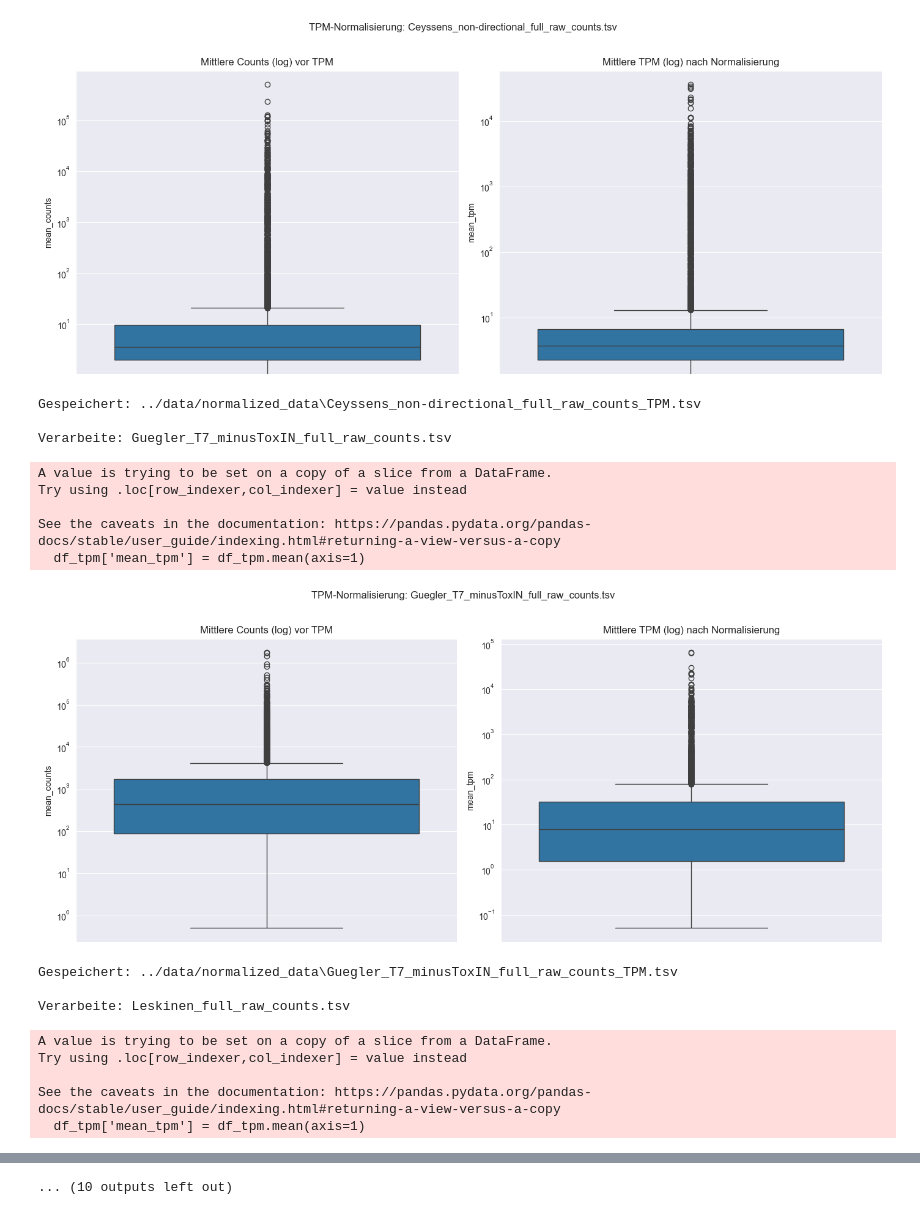
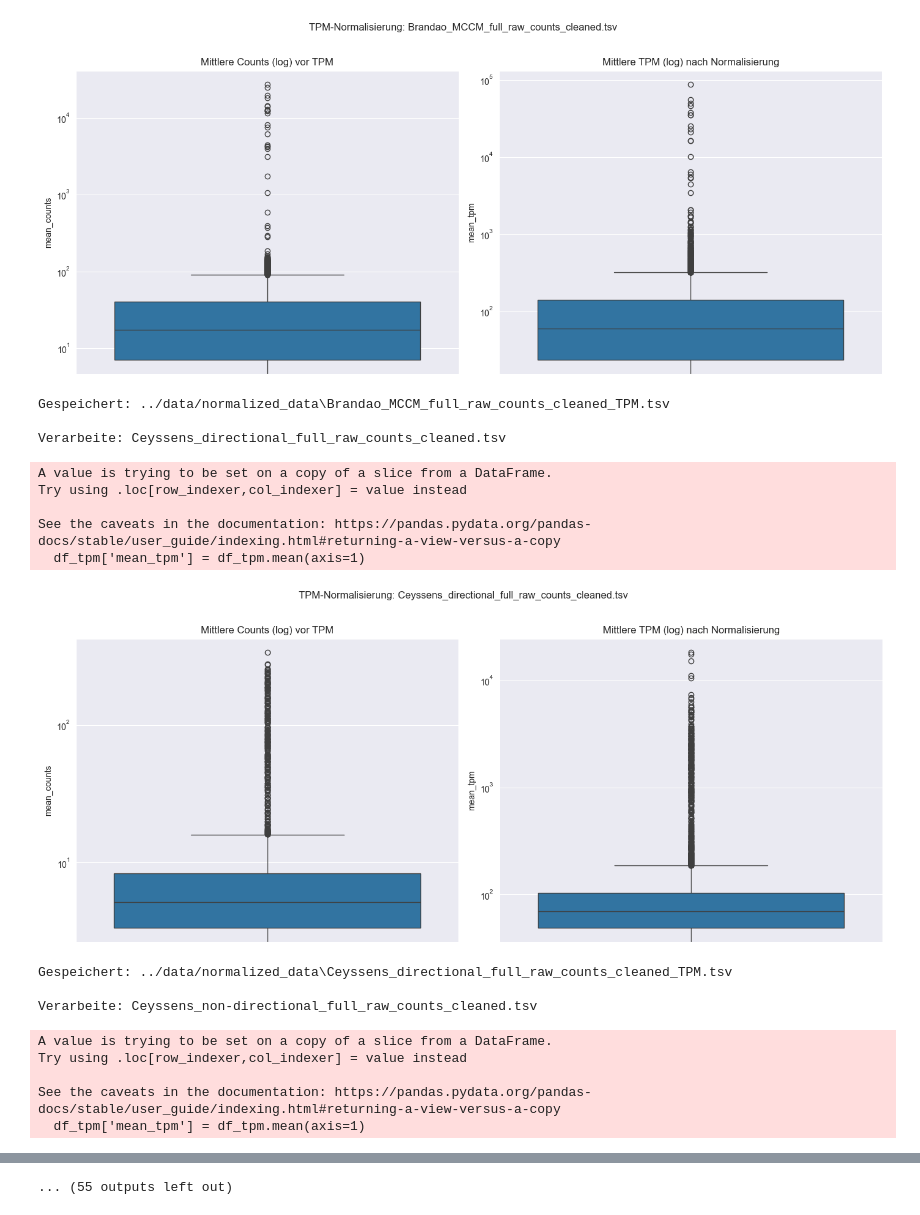
Before and after one commit to TP25-Phage-Infection-Classifiers/main, a Jupyter notebook: notebooks/normalization.ipynb, the cells around one changed output, grey strips where cells are left out. Saved outputs shown, nothing was run; the diff lists cells and outputs as text; code cells hidden in the pictures.

```diff
--- a/notebooks/normalization.ipynb
+++ b/notebooks/normalization.ipynb
@@ -8,7 +8,7 @@ import matplotlib.pyplot as plt
 import seaborn as sns
 
 # Eingabe- und Ausgabeverzeichnisse definieren
-input_dir = '../data/bold_binders'
+input_dir = '../data/cleaned_data'
 output_dir = '../data/normalized_data'
 os.makedirs(output_dir, exist_ok=True)
 
@@ -38,7 +38,7 @@ def find_gff_files(directory):
                 gff_files_list.append(full_path)
     return gff_files_list
 
-gff_files = find_gff_files(input_dir)
+gff_files = find_gff_files('../data/raw_data')
 print(f"Gefundene .gff-Dateien: {len(gff_files)}")
 
 #Extraktion der Genlänge aus der GFF-Datei
@@ -164,21 +164,21 @@ Verarbeite: Ceyssens_non-directional_full_raw_counts.tsv
 A value is trying to be set on a copy of a slice from a DataFrame.
 Try using .loc[row_indexer,col_indexer] = value instead
 
 See the caveats in the documentation: https://pandas.pydata.org/pandas-docs/stable/user_guide/indexing.html#returning-a-view-versus-a-copy
   df_tpm['mean_tpm'] = df_tpm.mean(axis=1)
-[figure, old version]
+[figure, new version]
-Gespeichert: ../data/normalized_data\Ceyssens_non-directional_full_raw_counts_TPM.tsv
+Gespeichert: ../data/normalized_data\Brandao_MCCM_full_raw_counts_cleaned_TPM.tsv
 
-Verarbeite: Guegler_T7_minusToxIN_full_raw_counts.tsv
+Verarbeite: Ceyssens_directional_full_raw_counts_cleaned.tsv
 A value is trying to be set on a copy of a slice from a DataFrame.
 Try using .loc[row_indexer,col_indexer] = value instead
 
 See the caveats in the documentation: https://pandas.pydata.org/pandas-docs/stable/user_guide/indexing.html#returning-a-view-versus-a-copy
   df_tpm['mean_tpm'] = df_tpm.mean(axis=1)
-[figure, old version]
+[figure, new version]
-Gespeichert: ../data/normalized_data\Guegler_T7_minusToxIN_full_raw_counts_TPM.tsv
+Gespeichert: ../data/normalized_data\Ceyssens_directional_full_raw_counts_cleaned_TPM.tsv
 
-Verarbeite: Leskinen_full_raw_counts.tsv
+Verarbeite: Ceyssens_non-directional_full_raw_counts_cleaned.tsv
 A value is trying to be set on a copy of a slice from a DataFrame.
 Try using .loc[row_indexer,col_indexer] = value instead
 
@@ -188 +188 @@ See the caveats in the documentation: https://pandas.pydata.org/pandas-docs/stab
-... (10 outputs left out)
+... (55 outputs left out)
```
Also changed, not shown: parts of 1 cell of this notebook, 12 other files.
